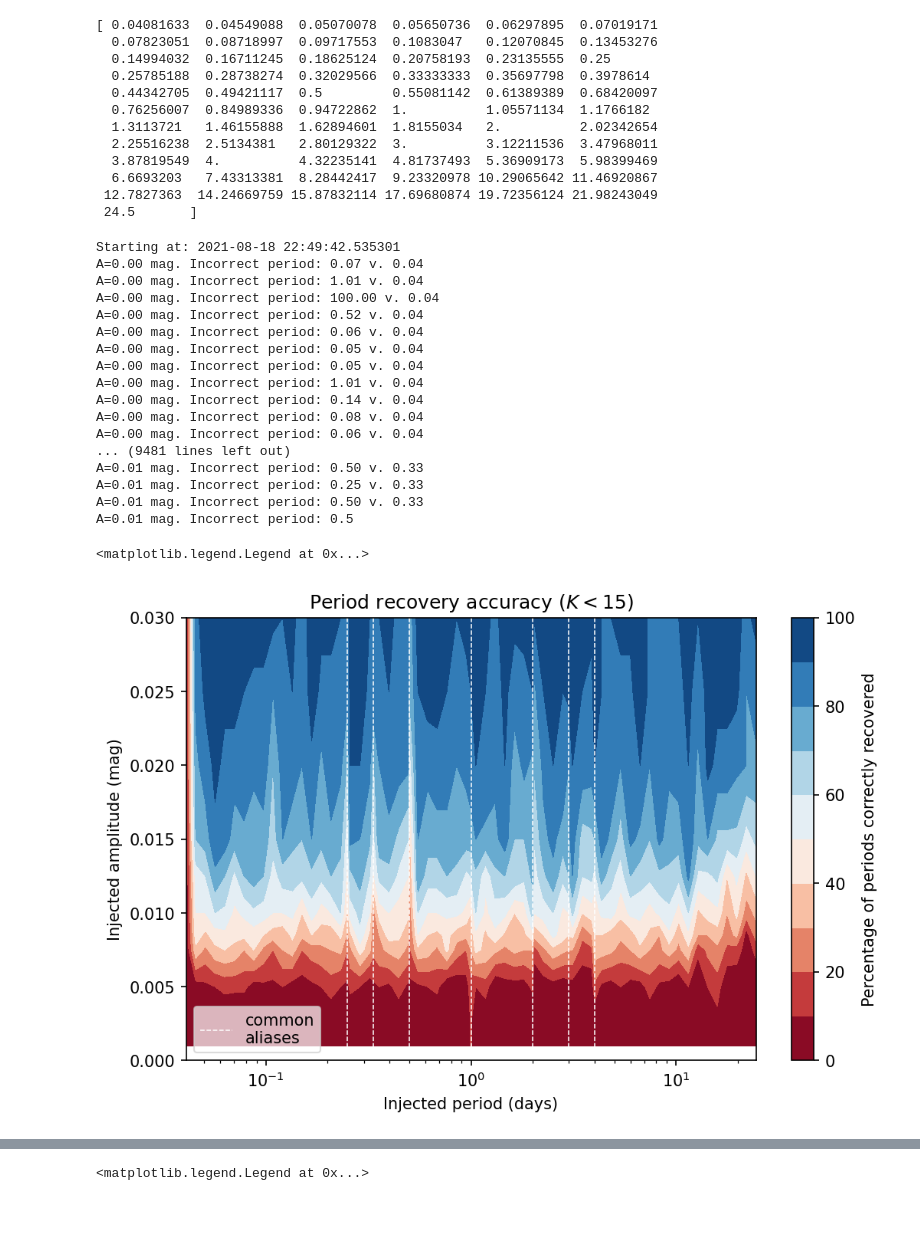
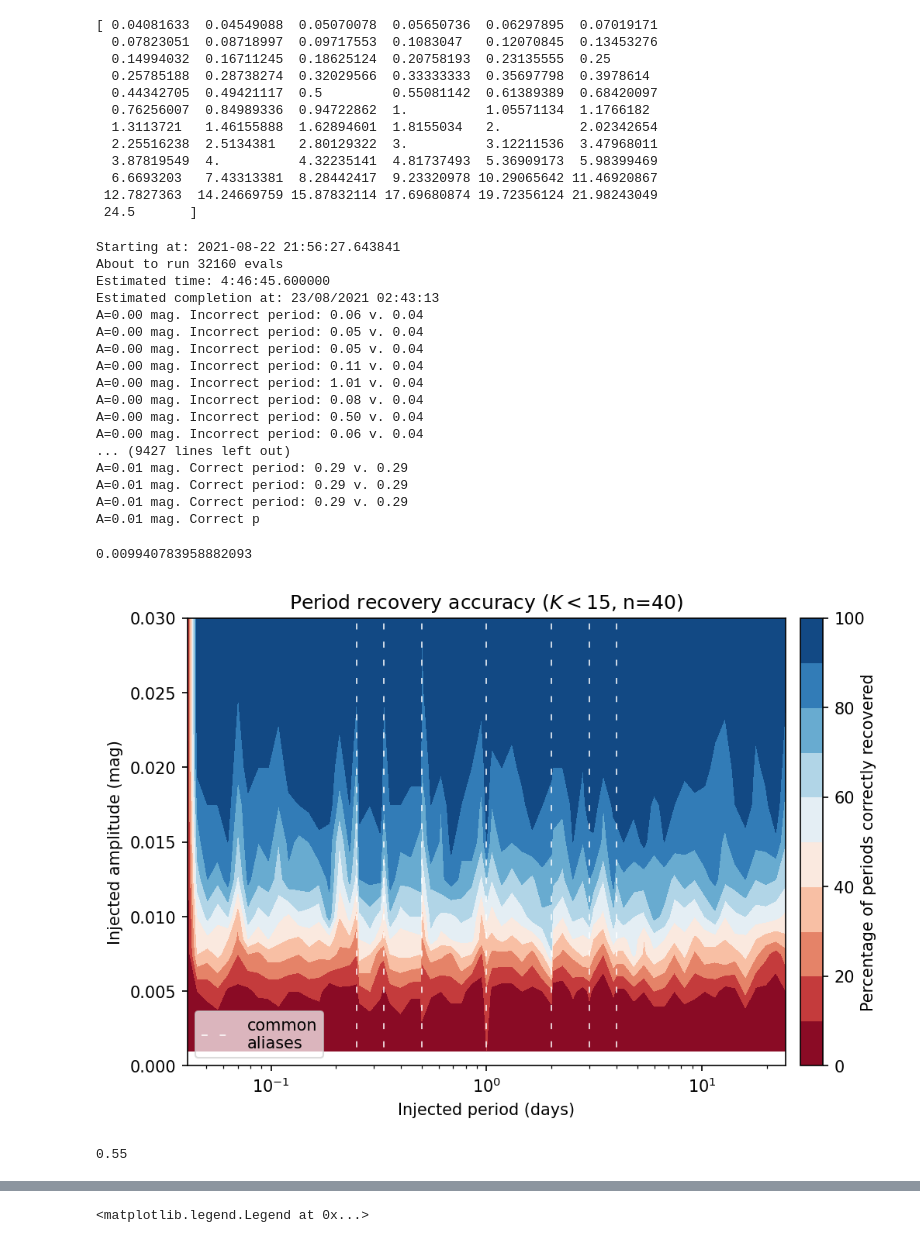
Before and after one commit to tomr-stargazer/Variability_Project_2020, a Jupyter notebook: wuvars/analysis/prototypes/Prototyping period injection- denser grid.ipynb, the cells around one changed output, grey strips where cells are left out. Saved outputs shown, nothing was run; the diff lists cells and outputs as text; code cells hidden in the pictures; blank space fills up the shorter version.

Commit message:
grid computed

```diff
--- a/wuvars/analysis/prototypes/Prototyping period injection- denser grid.ipynb
+++ b/wuvars/analysis/prototypes/Prototyping period injection- denser grid.ipynb
@@ -143,8 +177,8 @@ q2_bright_nonvariable_spread = spread[q2][q2_bright_nonvariable]
 # %%
 all_sids = np.unique(q2_bright_spread.index)
 
-all_nonvariable_sids = np.unique(q2_bright_spread.index)
+all_nonvariable_sids = np.unique(q2_bright_nonvariable_spread.index)
 
-sids = np.random.choice(all_sids, 40)
+sids = np.random.choice(all_nonvariable_sids, 40)
 print(sids)
 # %% [output]
@@ -184,7 +218,7 @@ periods_denser_raw = np.logspace(np.log10(1/24.5), np.log10(24.5), 60)
 extra_periods = (1/4, 1/3, 1/2, 1, 2, 3, 4)
 periods_denser = np.sort(np.append(periods_denser_raw, np.array(extra_periods)))
 
-amplitudes_denser = [0.001, 0.003, 0.005, 0.0075, 0.0085, 0.01, 0.0125, 0.015, 0.02, 0.025, 0.03]
+amplitudes_denser = [0.001, 0.003, 0.005, 0.0075, 0.0085, 0.01, 0.0125, 0.015, 0.0175, 0.02, 0.025, 0.03]
 # %%
 print(periods_denser)
 # %% [output]
@@ -203,47 +237,75 @@ print(periods_denser)
 # %%
 startTime = datetime.now()
 print(f"Starting at: {startTime}")
+evals_per_sec = 02.14/4
+expected_evals = len(sids) * len(periods_denser) * len(amplitudes_denser)
+expected_runtime_secs = expected_evals*evals_per_sec
+expected_runtime = timedelta(seconds=expected_runtime_secs)
+expected_complete_time = startTime + expected_runtime
+
+print(f"About to run {expected_evals} evals")
+print(f"Estimated time: {expected_runtime}")
+print(f"Estimated completion at: {expected_complete_time.strftime(format='%d/%m/%Y %H:%M:%S')}")
 
 output_denser = recovery_score(dat, sids, periods_denser, amplitudes_denser)
 
 print(f"elapsed time: ", datetime.now() - startTime)
 # %% [output]
-Starting at: 2021-08-18 22:49:42.535301
-A=0.00 mag. Incorrect period: 0.07 v. 0.04
-A=0.00 mag. Incorrect period: 1.01 v. 0.04
-A=0.00 mag. Incorrect period: 100.00 v. 0.04
-A=0.00 mag. Incorrect period: 0.52 v. 0.04
+Starting at: 2021-08-22 21:56:27.643841
+About to run 32160 evals
+Estimated time: 4:46:45.600000
+Estimated completion at: 23/08/2021 02:43:13
 A=0.00 mag. Incorrect period: 0.06 v. 0.04
 A=0.00 mag. Incorrect period: 0.05 v. 0.04
 A=0.00 mag. Incorrect period: 0.05 v. 0.04
+A=0.00 mag. Incorrect period: 0.11 v. 0.04
 A=0.00 mag. Incorrect period: 1.01 v. 0.04
-A=0.00 mag. Incorrect period: 0.14 v. 0.04
 A=0.00 mag. Incorrect period: 0.08 v. 0.04
+A=0.00 mag. Incorrect period: 0.50 v. 0.04
 A=0.00 mag. Incorrect period: 0.06 v. 0.04
-... (9481 lines left out)
-A=0.01 mag. Incorrect period: 0.50 v. 0.33
-A=0.01 mag. Incorrect period: 0.25 v. 0.33
-A=0.01 mag. Incorrect period: 0.50 v. 0.33
-A=0.01 mag. Incorrect period: 0.5
+... (9427 lines left out)
+A=0.01 mag. Correct period: 0.29 v. 0.29
+A=0.01 mag. Correct period: 0.29 v. 0.29
+A=0.01 mag. Correct period: 0.29 v. 0.29
+A=0.01 mag. Correct p
+# %%
+np.median(spread['median']['KAPERMAG3ERR'][sids])
+# %% [output]
+0.009940783958882093
 # %%
 plt.style.use('default')
+
+mpl.rcParams['xtick.direction'] = 'out'
+mpl.rcParams['ytick.direction'] = 'out'
+mpl.rcParams['xtick.top'] = False
+mpl.rcParams['ytick.right'] = False
+
 
 fig, ax = plt.subplots(1, figsize=(8,5), dpi=150)
 plt.contourf(periods_denser, amplitudes_denser, 100*np.array(output_denser[0]).T, levels=100*np.linspace(0,1,11), cmap='RdBu')
 plt.ylim(0,0.03)
 plt.xlabel("Injected period (days)")
 plt.ylabel("Injected amplitude (mag)")
-plt.title(r"Period recovery accuracy ($K < 15$)")
+plt.title(r"Period recovery accuracy ($K < 15$, n=40)")
 plt.semilogx()
 # plt.xlim(None,2.6)
-cbar = plt.colorbar()
-cbar.set_label("Percentage of periods correctly recovered")
+cbar = plt.colorbar(pad=0.02)
+cbar.set_label("Percentage of periods correctly recovered", labelpad=-2.5)
 
 for per in extra_periods:
-    plt.axvline(per, lw=0.75, ls='--', color='w')
+    plt.axvline(per, lw=0.75, ls='--', color='w', dashes=(5, 10))
 
-plt.plot([0, 0], [0, 0], lw=0.75, ls='--', color='w', label='common\naliases')
+plt.plot([0, 0], [0, 0], lw=0.75, ls='--', color='w', dashes=(5, 10), label='common\naliases')
 plt.legend(loc='lower left', framealpha=0.7)
+
+fig.savefig("period_recovery_grid.png")
+fig.savefig("period_recovery_grid.pdf")
 # %% [output]
-<matplotlib.legend.Legend at 0x...>
-[figure, old version]
+[figure, new version]
+# %%
+alias_scores = output_denser[3]
+alias_scores = np.array(alias_scores)
+
+np.max(alias_scores[2:,:])
+# %% [output]
+0.55
```
Also changed, not shown: parts of 34 cells of this notebook.
